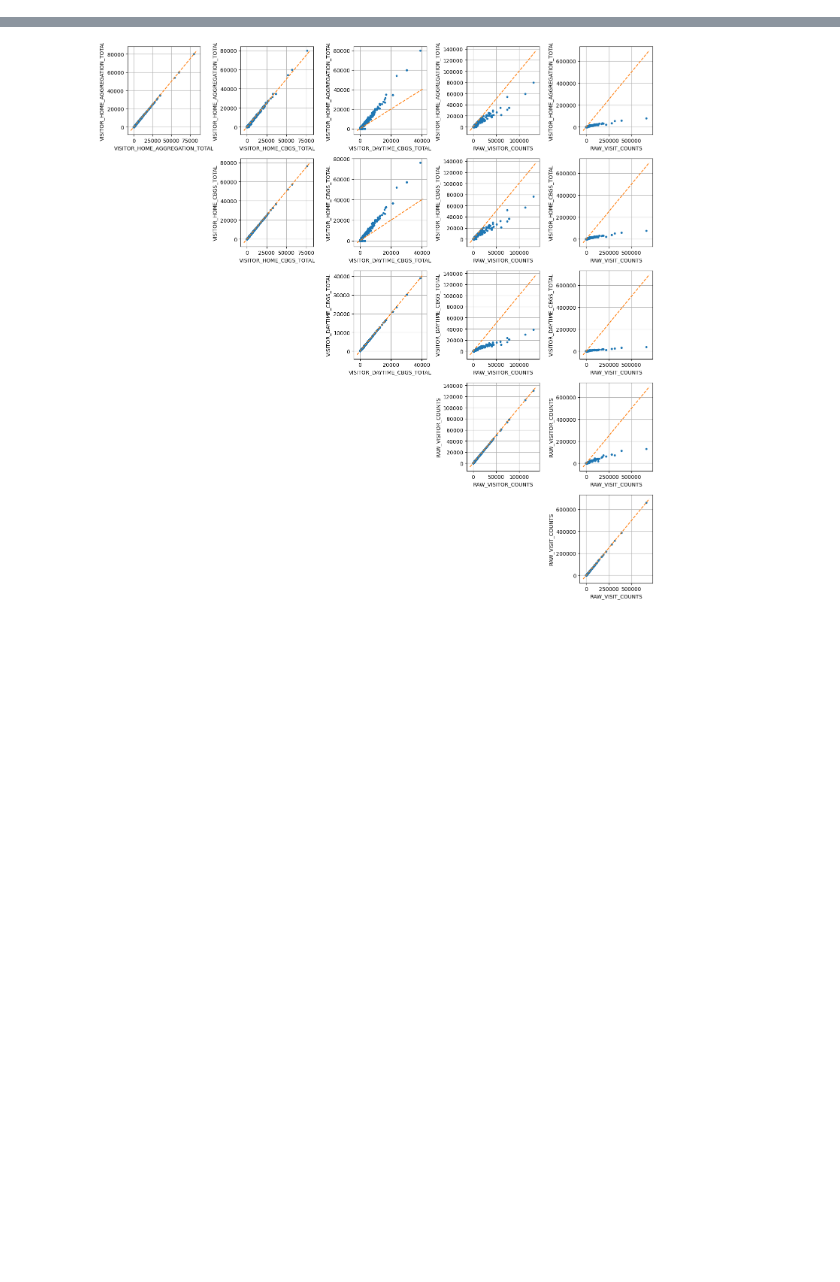
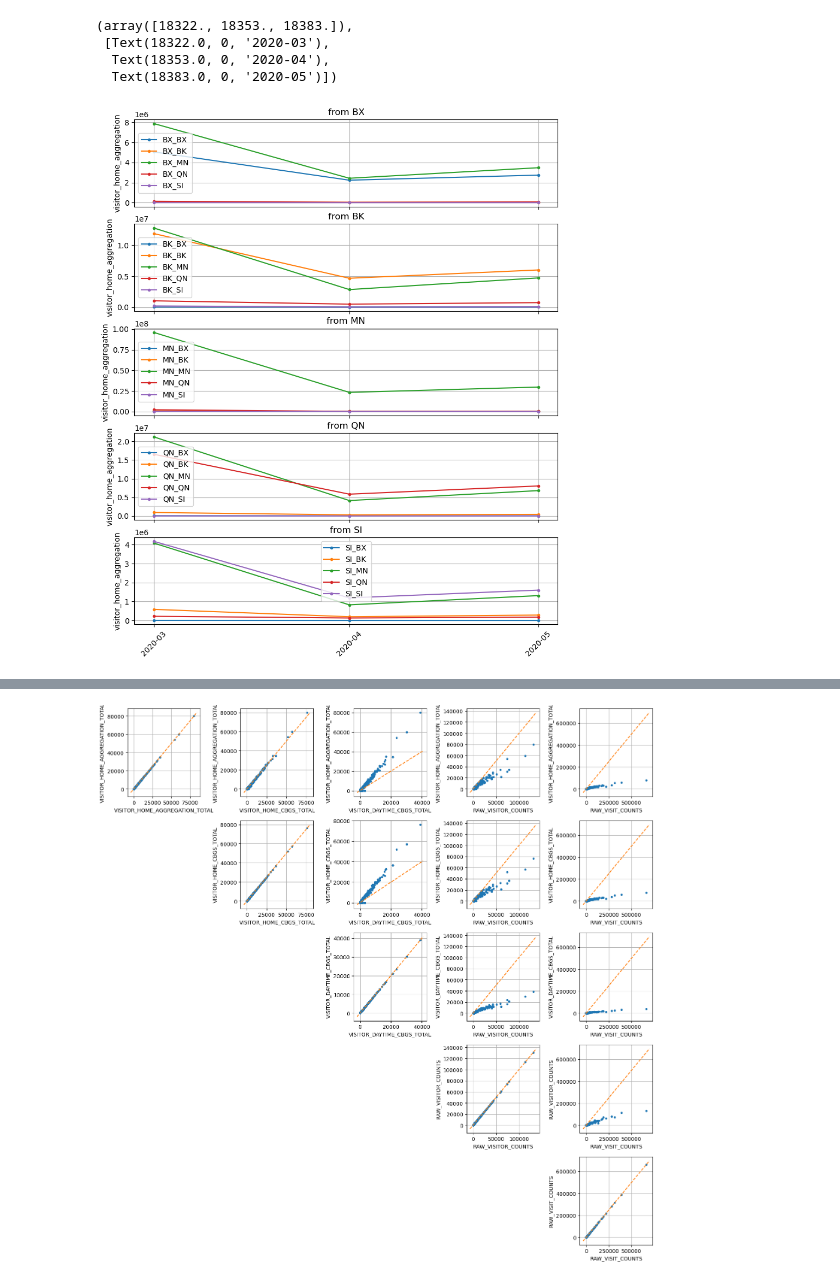
Before and after one commit to hwunrow/cgnn, a Jupyter notebook: src/process_safegraph.ipynb, the cells around one changed output, grey strips where cells are left out. Drawn from its saved outputs; the diff is of its cells as text; code cells hidden in the pictures; blank space fills up the shorter version.

```diff
--- a/src/process_safegraph.ipynb
+++ b/src/process_safegraph.ipynb
@@ -0,0 +78,4 @@
+# %%
+# aggregate by month, origin, and dest
+df = df.groupby(['DATE_RANGE_START', 'DATE_RANGE_END', 'COUNTY_ORIG', 'COUNTY_DEST']).sum().reset_index()
+df.shape
@@ -0,0 +92,5 @@
+# %%
+# subset to nyc to plot
+nyc_counties = [36005, 36047, 36061, 36081, 36085]
+
+nyc_df = df.loc[(df.COUNTY_ORIG.isin(nyc_counties)) & (df.COUNTY_DEST.isin(nyc_counties))]
@@ -0,0 +100,3 @@
+# %%
+nyc_df["DATE_RANGE_START"] = pd.to_datetime(nyc_df["DATE_RANGE_START"])
+nyc_df["DATE_RANGE_END"] = pd.to_datetime(nyc_df["DATE_RANGE_END"])
@@ -0,0 +122,8 @@
+# %%
+import sys
+sys.path.append("../utils/")
+from codebook import FIPS_BOROUGH_MAP
+
+nyc_df['orig'] = nyc_df.COUNTY_ORIG.map(FIPS_BOROUGH_MAP)
+nyc_df['dest'] = nyc_df.COUNTY_DEST.map(FIPS_BOROUGH_MAP)
+nyc_df["path"] = nyc_df["orig"] + "_" + nyc_df["dest"]
@@ -0,0 +146,26 @@
+# %%
+import matplotlib.pyplot as plt
+import matplotlib.dates as mdates
+
+
+fig, ax = plt.subplots(5, figsize=(10,12), sharex=True)
+
+for i, o in enumerate(nyc_df["orig"].unique()):
+    paths = nyc_df.loc[nyc_df.orig == o, "path"].unique()
+    for path in paths:
+        ax[i].plot(
+            nyc_df.loc[nyc_df['path'] == path, 'DATE_RANGE_START'],
+            nyc_df.loc[nyc_df['path'] == path, 'visitor_home_aggregation'].values, '.-', label=path)
+    ax[i].set_title(f"from {o}")
+    ax[i].set_ylabel(r'visitor_home_aggregation')
+    ax[i].grid()
+    ax[i].legend()
+    ax[i].xaxis.set_major_locator(mdates.MonthLocator(interval=1))
+
+plt.xticks(rotation=45)
+# %% [output]
+(array([18322., 18353., 18383.]),
+ [Text(18322.0, 0, '2020-03'),
+  Text(18353.0, 0, '2020-04'),
+  Text(18383.0, 0, '2020-05')])
+[figure, added]
```
Also changed, not shown: parts of 31 cells of this notebook, 1 other file.
